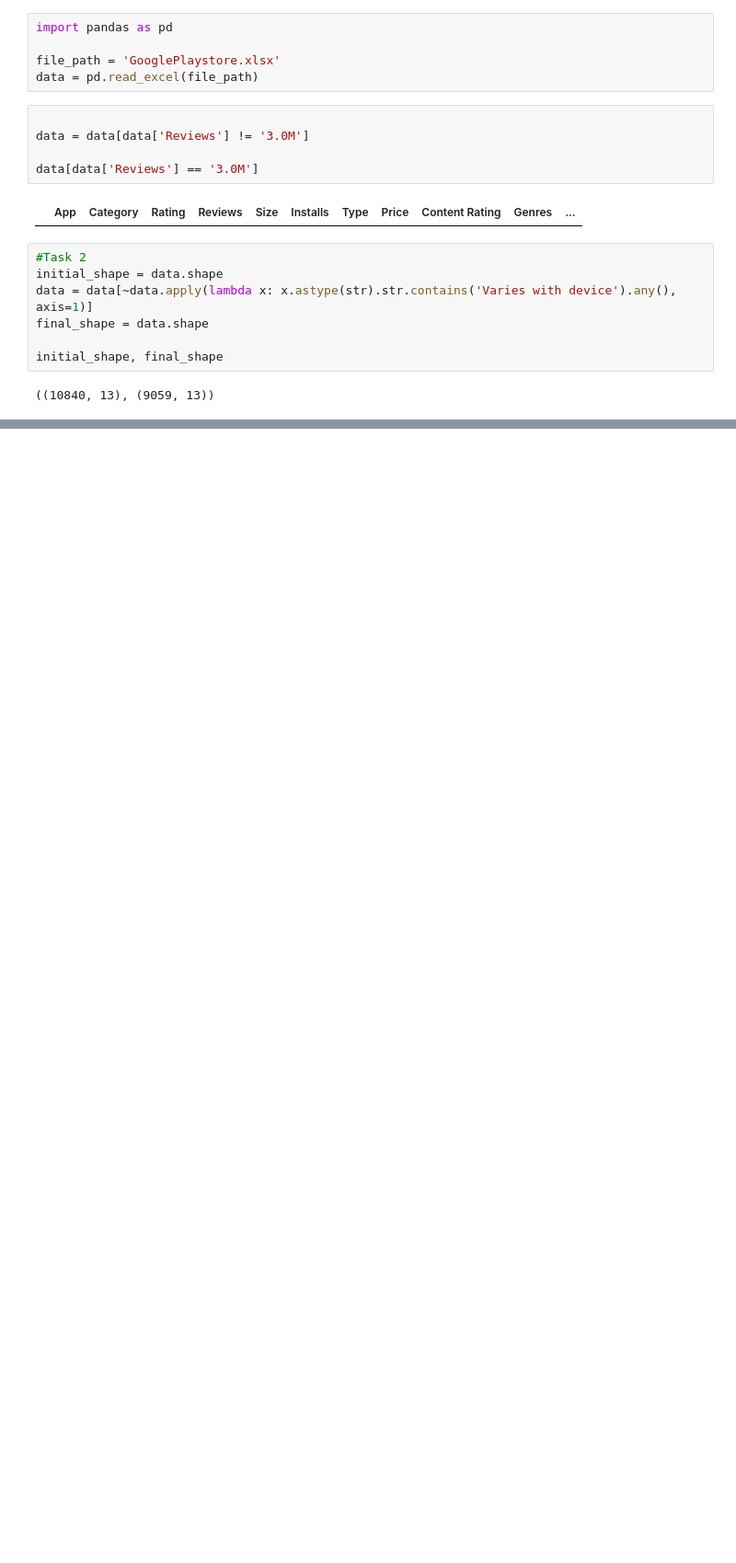
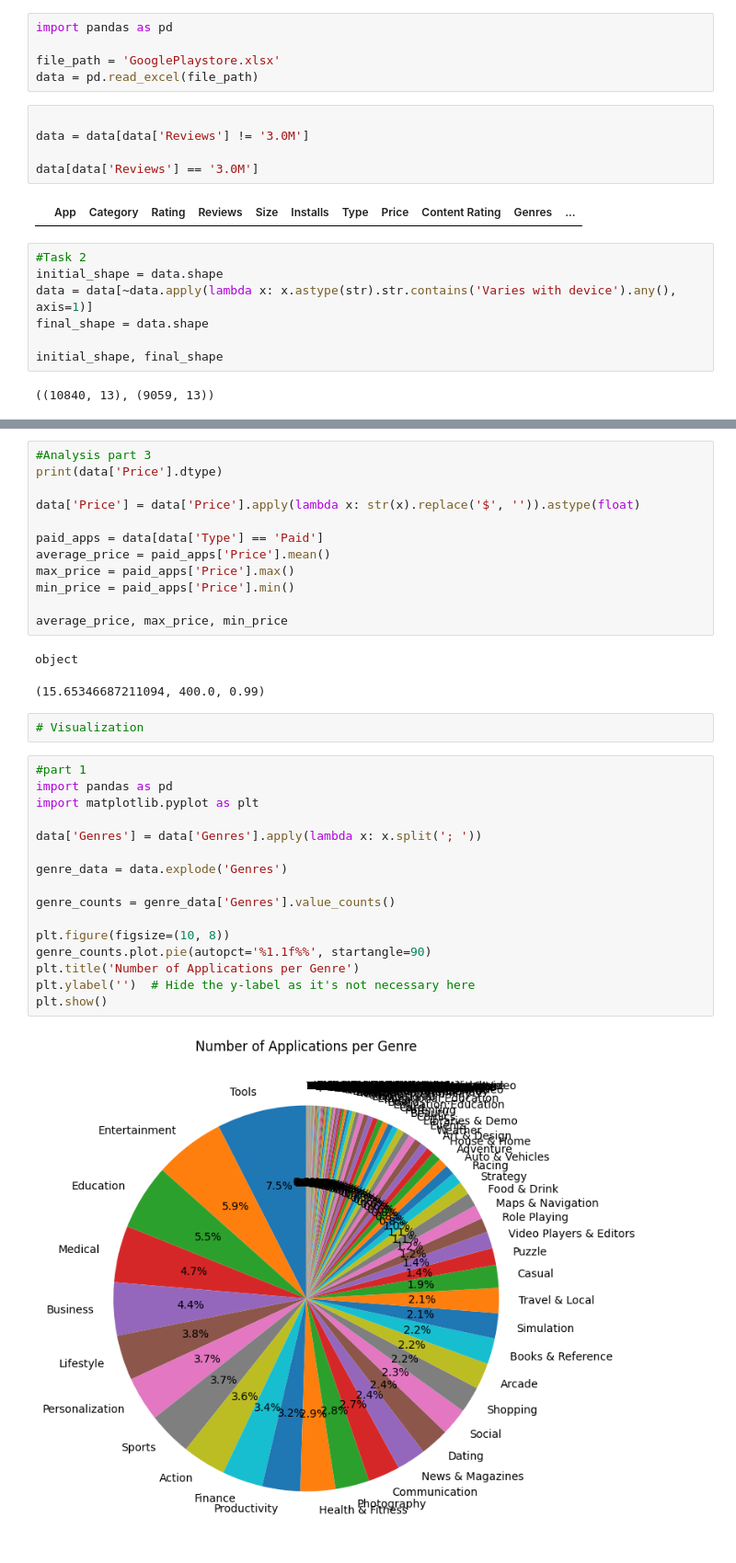
Before and after one commit to xoSaber/CS210, a Jupyter notebook: Problem3/google_apps.ipynb, the cells around one changed output, grey strips where cells are left out. Shown: that part at 92% size. Saved outputs shown, nothing was run; the diff lists cells and outputs as text; blank space fills up the shorter version.

```diff
--- a/Problem3/google_apps.ipynb
+++ b/Problem3/google_apps.ipynb
@@ -35,0 +129,35 @@ ValueError: could not convert string to float: '4.4W'
+# %%
+#Analysis part 3
+print(data['Price'].dtype)
+
+data['Price'] = data['Price'].apply(lambda x: str(x).replace('$', '')).astype(float)
+
+paid_apps = data[data['Type'] == 'Paid']
+average_price = paid_apps['Price'].mean()
+max_price = paid_apps['Price'].max()
+min_price = paid_apps['Price'].min()
+
+average_price, max_price, min_price
+# %% [output]
+object
+(15.65346687211094, 400.0, 0.99)
+# %%
+# Visualization
+# %%
+#part 1
+import pandas as pd
+import matplotlib.pyplot as plt
+
+data['Genres'] = data['Genres'].apply(lambda x: x.split('; '))
+
+genre_data = data.explode('Genres')
+
+genre_counts = genre_data['Genres'].value_counts()
+
+plt.figure(figsize=(10, 8))
+genre_counts.plot.pie(autopct='%1.1f%%', startangle=90)
+plt.title('Number of Applications per Genre')
+plt.ylabel('')  # Hide the y-label as it's not necessary here
+plt.show()
+# %% [output]
+[figure, added]
```
Also changed, not shown: parts of 7 cells of this notebook.
